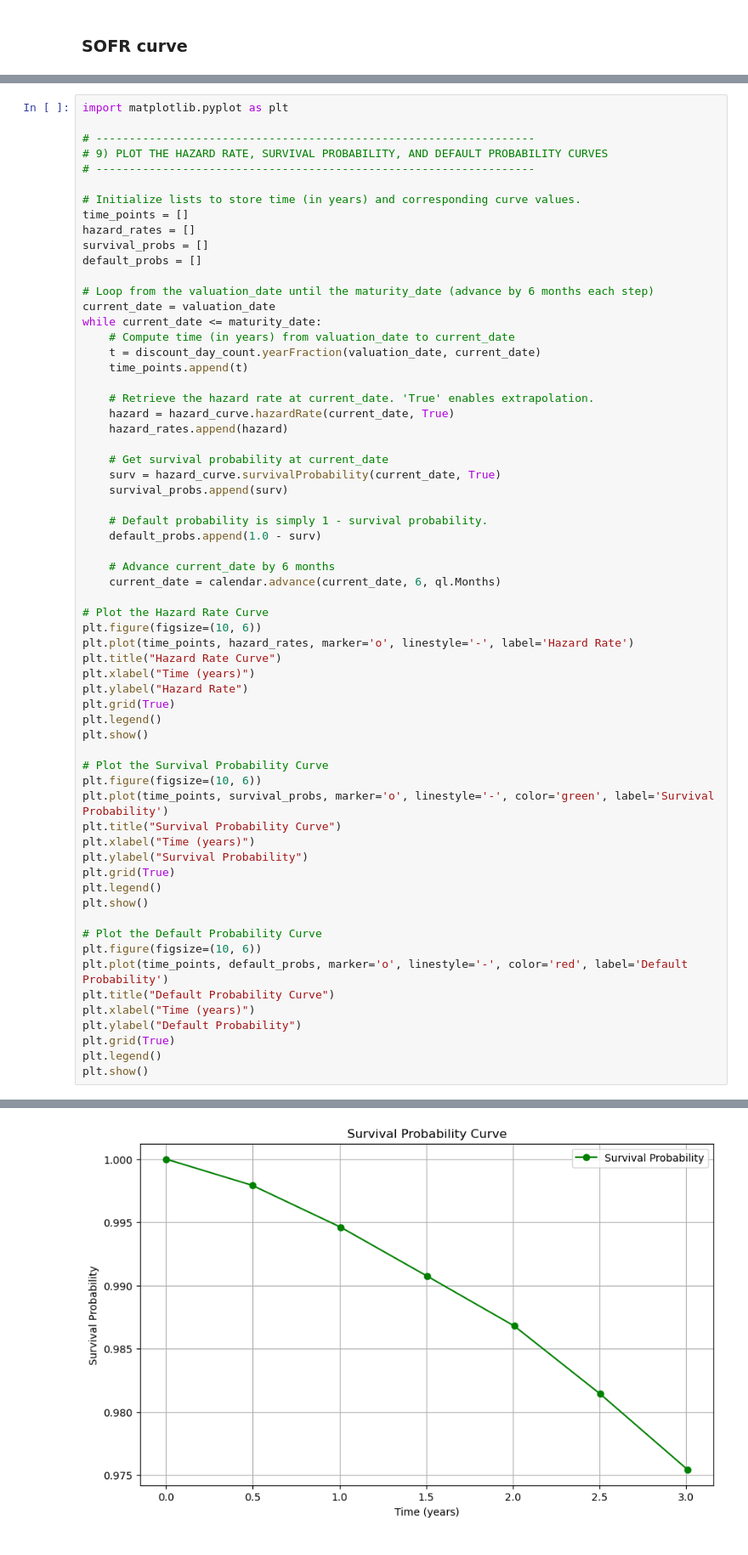
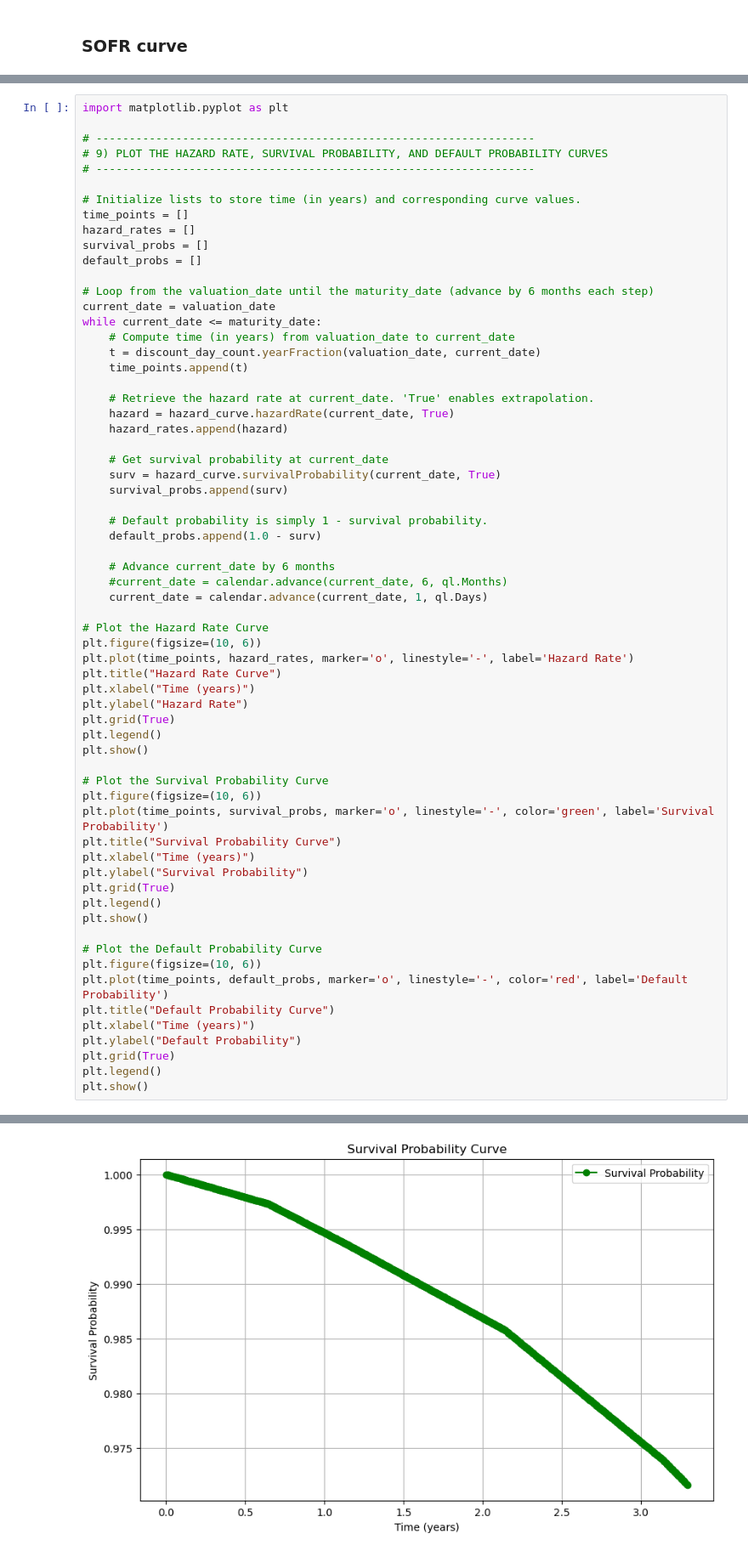
Before and after one commit to L0k156/Dual-ccy-bonds-pricing, a Jupyter notebook: Dual currency bonds pricing.ipynb, the cells around one changed output, grey strips where cells are left out. Shown at 85% size. Drawn from its saved outputs; the diff is of its cells as text.

Commit message:
curves update

```diff
--- a/Dual currency bonds pricing.ipynb
+++ b/Dual currency bonds pricing.ipynb
@@ -388,7 +388,8 @@ while current_date <= maturity_date:
     default_probs.append(1.0 - surv)
 
     # Advance current_date by 6 months
-    current_date = calendar.advance(current_date, 6, ql.Months)
+    #current_date = calendar.advance(current_date, 6, ql.Months)
+    current_date = calendar.advance(current_date, 1, ql.Days)
 
 # Plot the Hazard Rate Curve
 plt.figure(figsize=(10, 6))
@@ -424 +425 @@ plt.show()
-[figure, old version]
+[figure, new version]
```
Also changed, not shown: parts of 2 cells of this notebook.
